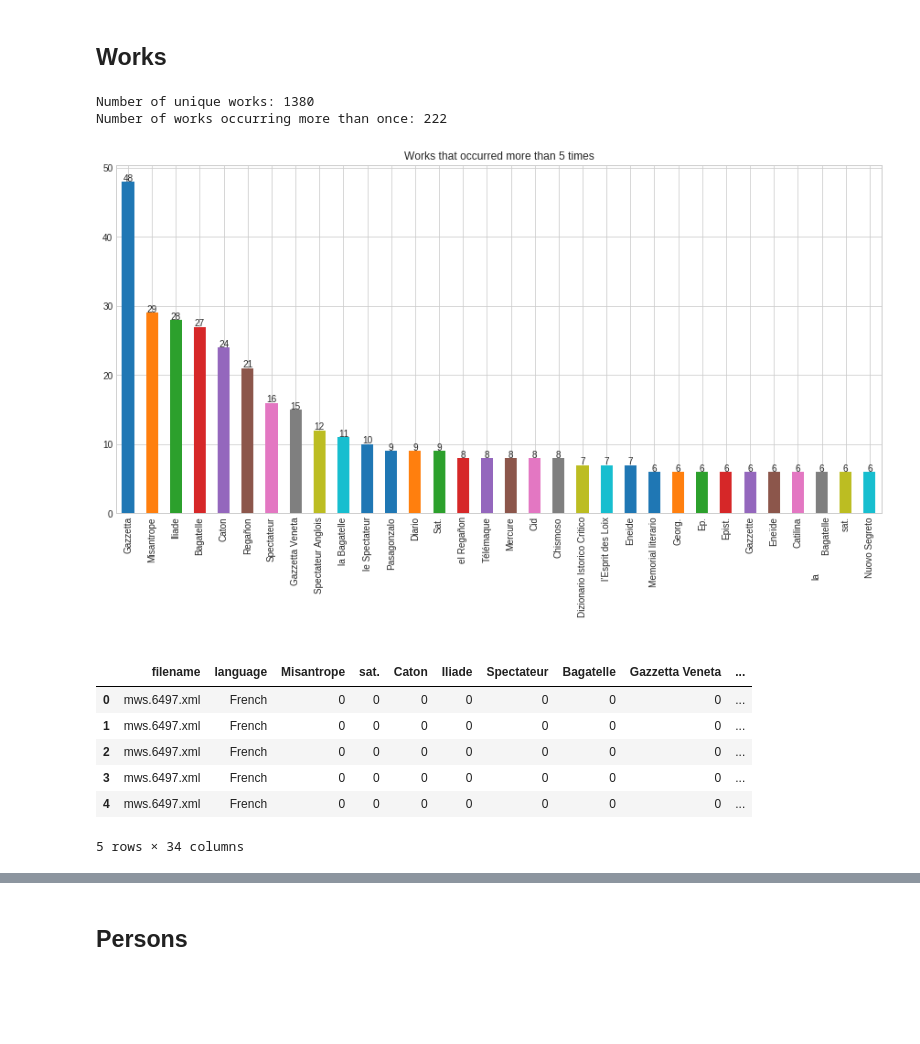
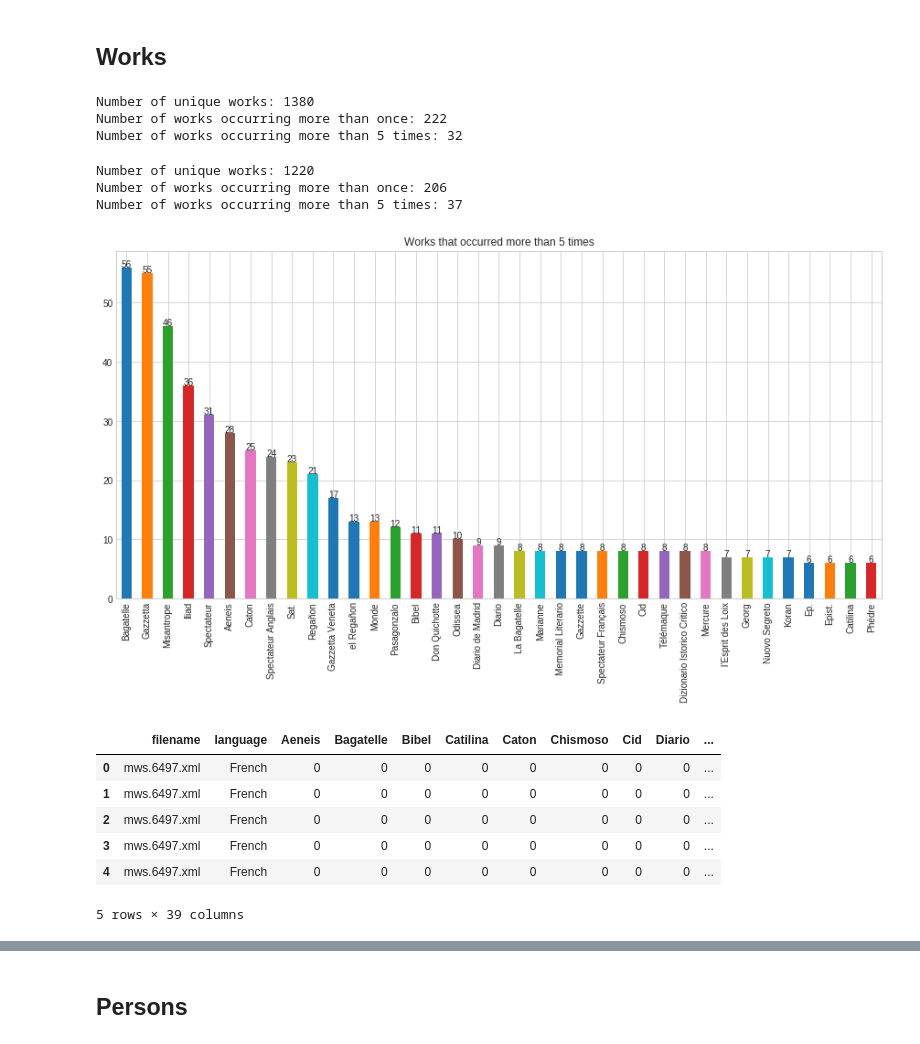
Before and after one commit to distantspectators/DiSpecs, a Jupyter notebook: 02_2_places_works_persons.ipynb, the cells around one changed output, grey strips where cells are left out. Drawn from its saved outputs; the diff is of its cells as text; code cells hidden in the pictures; blank space fills up the shorter version.

```diff
--- a/02_2_places_works_persons.ipynb
+++ b/02_2_places_works_persons.ipynb
@@ -213,6 +213,8 @@ for works in texts_df["works"]:
             works_cnt[work] += 1
 print('Number of unique works: ' + str(len(works_cnt)))
 print('Number of works occurring more than once: ' + str(len(works_cnt[works_cnt>1])))
+print('Number of works occurring more than 5 times: ' + str(len(works_cnt[works_cnt>5])))
 # %% [output]
 Number of unique works: 1380
 Number of works occurring more than once: 222
+Number of works occurring more than 5 times: 32
@@ -219,31 +223,48 @@ Number of works occurring more than once: 222
+# %%
+import csv
+with open('works_dictionary.csv', mode='r') as infile:
+    reader = csv.reader(infile)
+    mydict = {rows[0]:rows[1] for rows in reader if not rows[1]==''}
+# %%
+new_works_cnt=works_cnt.rename(mydict)
+new_works_cnt=new_works_cnt.groupby(new_works_cnt.index).sum()
+print('Number of unique works: ' + str(len(new_works_cnt)))
+print('Number of works occurring more than once: ' + str(len(new_works_cnt[new_works_cnt>1])))
+print('Number of works occurring more than 5 times: ' + str(len(new_works_cnt[new_works_cnt>5])))
+# %% [output]
+Number of unique works: 1220
+Number of works occurring more than once: 206
+Number of works occurring more than 5 times: 37
 # %%
-ax = works_cnt[works_cnt>5].sort_values(ascending=False) \
+ax = new_works_cnt[new_works_cnt>5].sort_values(ascending=False) \
     .plot(kind="bar", figsize=(15, 7),title='Works that occurred more than 5 times')
 for p in ax.patches:
     height = p.get_height()
     ax.text(p.get_x()+p.get_width()/2., height + 0.1,height ,ha="center", fontsize=10)
 # %% [output]
-[figure, old version]
+[figure, new version]
 # %%
 works_df=texts_df
-works_short=works_cnt[works_cnt>5]
+works_short=new_works_cnt[new_works_cnt>5]
 for work in works_short.index:
     works_df[work]=0
-for row in range(len(places_df)):
+    if not work in mydict:
+        mydict[work]=work
+for row in range(len(works_df)):
     for work in works_df['works'].iloc[row]:
-        if work in set(works_short.index):
-            works_df.loc[works_df.index[row],work]=1
+        if mydict.get(work) in set(works_short.index):
+            works_df.loc[works_df.index[row],mydict.get(work)]=1
 
 reduced_works_df=works_df[['filename','language'] + list(works_short.index)]
 reduced_works_df.head()
 # %% [output]
-|  | filename | language | Misantrope | sat. | Caton | Iliade | Spectateur | Bagatelle | Gazzetta Veneta | ... |
-| 0 | mws.6497.xml | French | 0 | 0 | 0 | 0 | 0 | 0 | 0 | ... |
-| 1 | mws.6497.xml | French | 0 | 0 | 0 | 0 | 0 | 0 | 0 | ... |
-| 2 | mws.6497.xml | French | 0 | 0 | 0 | 0 | 0 | 0 | 0 | ... |
-| 3 | mws.6497.xml | French | 0 | 0 | 0 | 0 | 0 | 0 | 0 | ... |
-| 4 | mws.6497.xml | French | 0 | 0 | 0 | 0 | 0 | 0 | 0 | ... |
+|  | filename | language | Aeneis | Bagatelle | Bibel | Catilina | Caton | Chismoso | Cid | Diario | ... |
+| 0 | mws.6497.xml | French | 0 | 0 | 0 | 0 | 0 | 0 | 0 | 0 | ... |
+| 1 | mws.6497.xml | French | 0 | 0 | 0 | 0 | 0 | 0 | 0 | 0 | ... |
+| 2 | mws.6497.xml | French | 0 | 0 | 0 | 0 | 0 | 0 | 0 | 0 | ... |
+| 3 | mws.6497.xml | French | 0 | 0 | 0 | 0 | 0 | 0 | 0 | 0 | ... |
+| 4 | mws.6497.xml | French | 0 | 0 | 0 | 0 | 0 | 0 | 0 | 0 | ... |
-5 rows × 34 columns
+5 rows × 39 columns
 # %%
 language_works=reduced_works_df.groupby(['language']).sum()
 language_works.T[['French','Italian','Spanish; Castilian']].plot(kind='bar', figsize=(15, 7))
```
Also changed, not shown: parts of 9 cells of this notebook, 3 other files.
